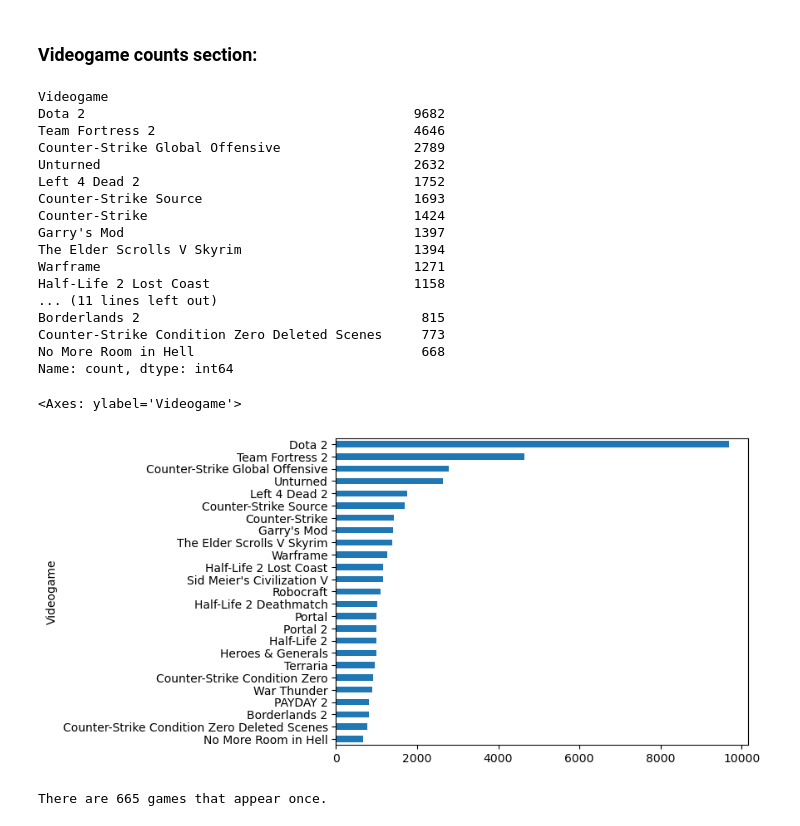
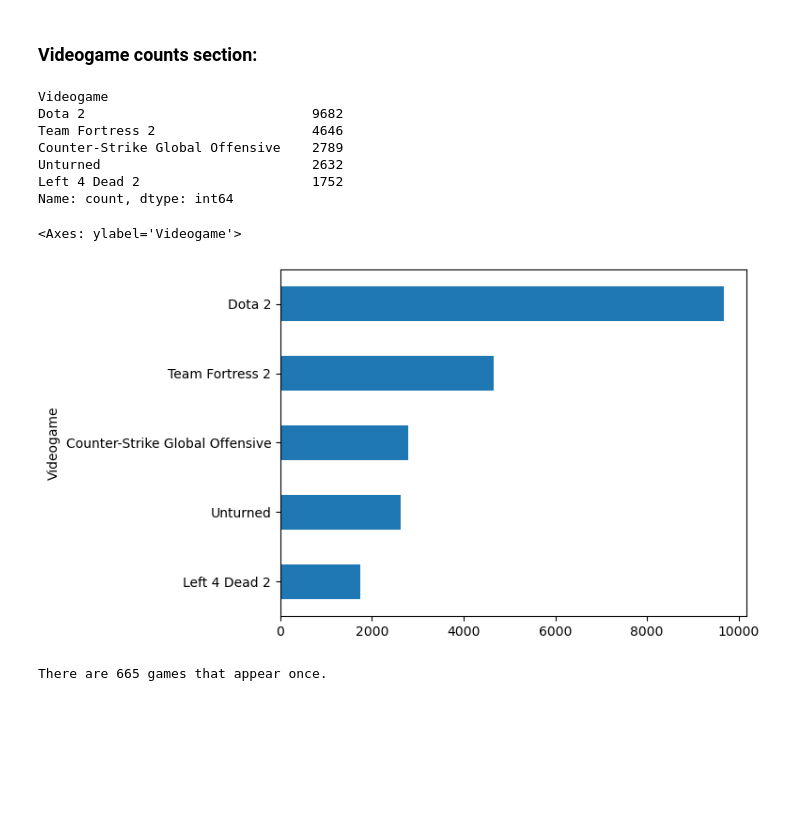
Before and after one commit to MansionAnthony/Videogame-Recommendations-Steam, a Jupyter notebook: Playtime Rec System.ipynb, the cells around one changed output. Cells and saved outputs as stored; diff of their text form; code cells hidden in the pictures; blank space fills up the shorter version.

```diff
--- a/Playtime Rec System.ipynb
+++ b/Playtime Rec System.ipynb
@@ -218,29 +193,19 @@ videogames
 # %%
 # Top 25 most popular videogames
 
-print(SteamVGs["Videogame"].value_counts().head(25))
+print(SteamVGs["Videogame"].value_counts().head(5))
 
-SteamVGs["Videogame"].value_counts().head(25).sort_values().plot(kind="barh")
+SteamVGs["Videogame"].value_counts().head(5).sort_values().plot(kind="barh")
 # %% [output]
 Videogame
-Dota 2                                          9682
-Team Fortress 2                                 4646
-Counter-Strike Global Offensive                 2789
-Unturned                                        2632
-Left 4 Dead 2                                   1752
-Counter-Strike Source                           1693
-Counter-Strike                                  1424
-Garry's Mod                                     1397
-The Elder Scrolls V Skyrim                      1394
-Warframe                                        1271
-Half-Life 2 Lost Coast                          1158
-... (11 lines left out)
-Borderlands 2                                    815
-Counter-Strike Condition Zero Deleted Scenes     773
-No More Room in Hell                             668
+Dota 2                             9682
+Team Fortress 2                    4646
+Counter-Strike Global Offensive    2789
+Unturned                           2632
+Left 4 Dead 2                      1752
 Name: count, dtype: int64
 <Axes: ylabel='Videogame'>
-[figure, old version]
+[figure, new version]
 # %%
 # How many videogames appear only once
 print("There are", len(SteamVGs["Videogame"].drop_duplicates(keep=False)), "games that appear once.")
```
Also changed, not shown: parts of 8 cells of this notebook, 7 other files.
